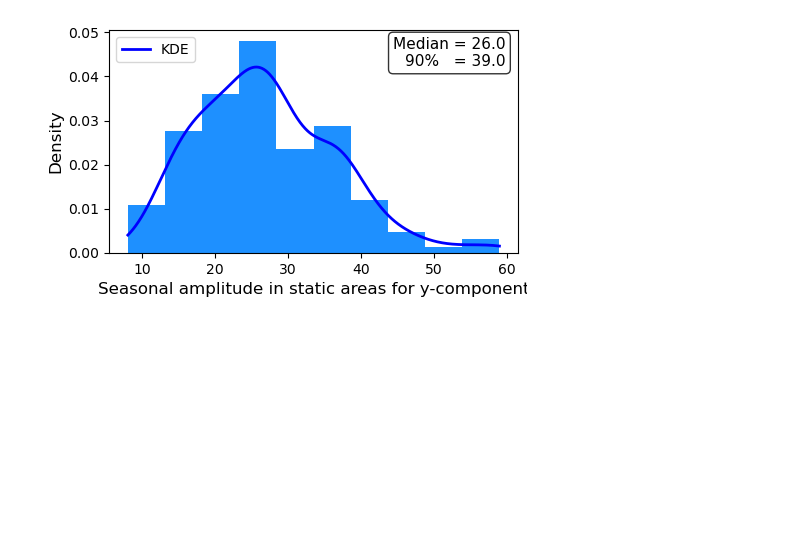
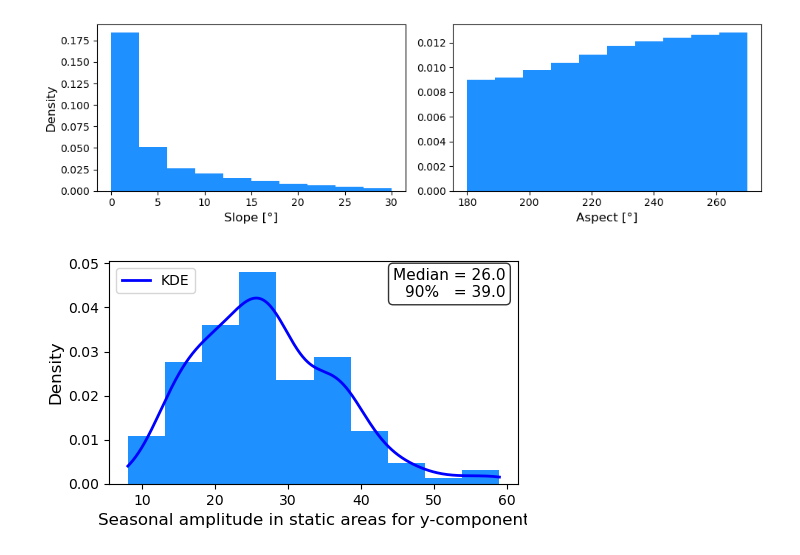
Before and after one commit to LauraneC/SeBVel, a Jupyter notebook: example/5-stats_in_static_areas/stats_sinusoidal_fit_in_static_areas.ipynb, the cells around one changed output. Saved outputs shown, nothing was run; the diff lists cells and outputs as text; code cells hidden in the pictures; blank space fills up the shorter version.

```diff
--- a/example/5-stats_in_static_areas/stats_sinusoidal_fit_in_static_areas.ipynb
+++ b/example/5-stats_in_static_areas/stats_sinusoidal_fit_in_static_areas.ipynb
@@ -14,6 +14,8 @@ if glacier == "Russel":
         f"/Users/charriel/Documents/Seasonality/Russel/ITS_LIVE/{feature}{variable}.tif"
     )
     aspect_angle_mask = f"/Users/charriel/Documents/Seasonality/Russel/similar_aspect_and_slope.tif"
+    slope_path = "/Users/charriel/Documents/Seasonality/Russel/arcticdem_v4.1_32m_slope.tif"
+    aspect_path = "/Users/charriel/Documents/Seasonality/Russel/arcticdem_v4.1_32m_aspect.tif"
 
 elif glacier == "Kask":
     path_save = f"/Users/charriel/Documents/Seasonality/Yukon/"
@@ -21,19 +23,52 @@ elif glacier == "Kask":
         f"/Users/charriel/Documents/Seasonality/Yukon/ITS_LIVE/{feature}{variable}.tif"
     )
     aspect_angle_mask = f"/Users/charriel/Documents/Seasonality/Yukon/similar_aspect_and_slope.tif"
+    slope_path = "/Users/charriel/Documents/Seasonality/Yukon/DEM/viz (1)/Yukon_slope.tif"
+    aspect_path = "/Users/charriel/Documents/Seasonality/Yukon/DEM/viz (1)/Yukon_aspect.tif"
 # %%
 # Load rasters
 amplitude = gu.Raster(tiff_path)
+slope = gu.Raster(slope_path)
+aspect = gu.Raster(aspect_path)
+
 mask_amplitude_aspect = gu.Raster(aspect_angle_mask)
 
 # Ensure they are aligned
 # Reproject / resample mask to match raster_A grid if needed
-mask_amplitude_aspect = mask_amplitude_aspect.reproject(amplitude)
+mask_amplitude_aspect_reproject = mask_amplitude_aspect.reproject(amplitude)
+mask_slope_aspect_reproject = mask_amplitude_aspect.reproject(slope)
 
 # Get pixel values outside where the mask is equal to 1
-pixel_values = amplitude.data.data[(mask_amplitude_aspect.data.data == 1) & (amplitude.data.data != -9.9999e+04)]
+pixel_values = amplitude.data.data[(mask_amplitude_aspect_reproject.data.data == 1) & (amplitude.data.data != -9.9999e+04)]
+slope_values = slope.data.data[(mask_slope_aspect_reproject.data.data == 1)]
+aspect_values = aspect.data.data[(mask_slope_aspect_reproject.data.data == 1)]
+
 if pixel_values.size == 0:
     raise ValueError("No valid pixel values found after removing NaNs.")
+# %%
+fig, ax = plt.subplots(1,2,figsize=(10, 3))
+
+# Histogram
+ax[0].hist(
+    slope_values,
+    bins=10,
+    density=True,
+    color="dodgerblue",
+)
+ax[1].hist(
+    aspect_values,
+    bins=10,
+    density=True,
+    color="dodgerblue",
+)
+ax[0].set_xlabel(f"Slope [°]",fontsize=12)
+ax[1].set_xlabel(f"Aspect [°]",fontsize=12)
+ax[0].set_ylabel("Density",fontsize=12)
+plt.tight_layout()
+plt.show()
+fig.savefig(f"{path_save}/slope_and_aspect_distribution.png")
+# %% [output]
+[figure, added]
 # %%
 # -------------------------
 # Statistics
```
Also changed, not shown: 11 other files.
